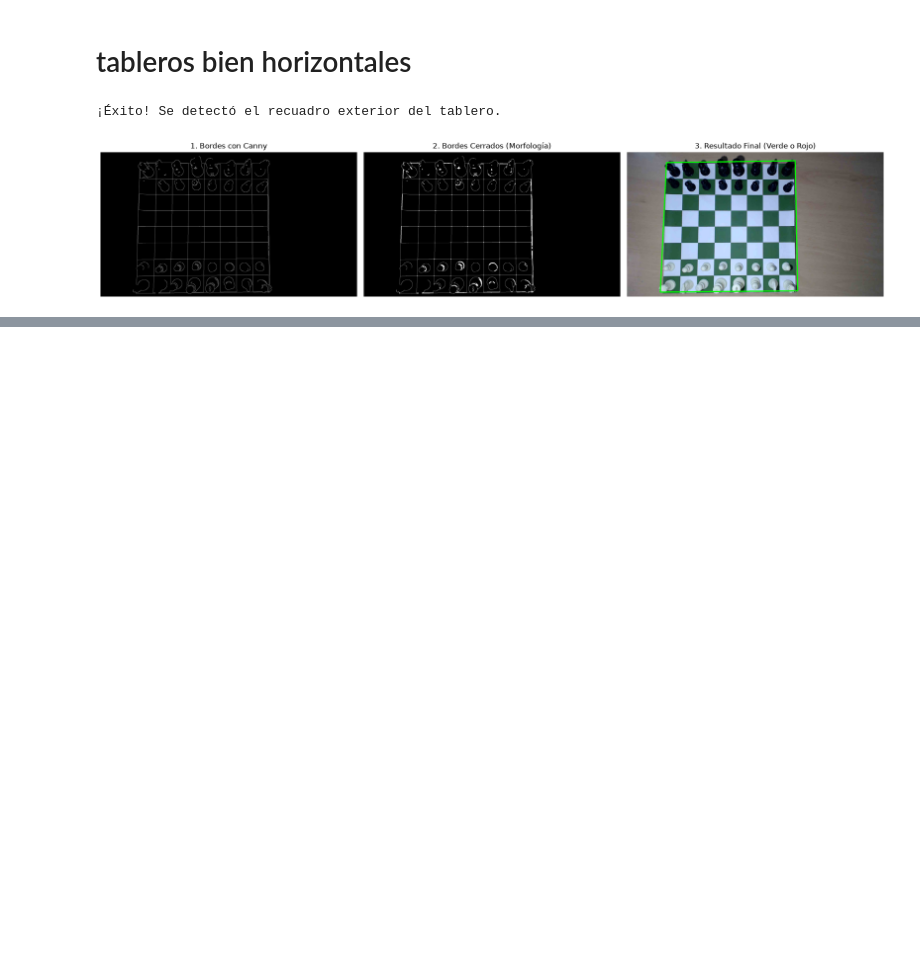
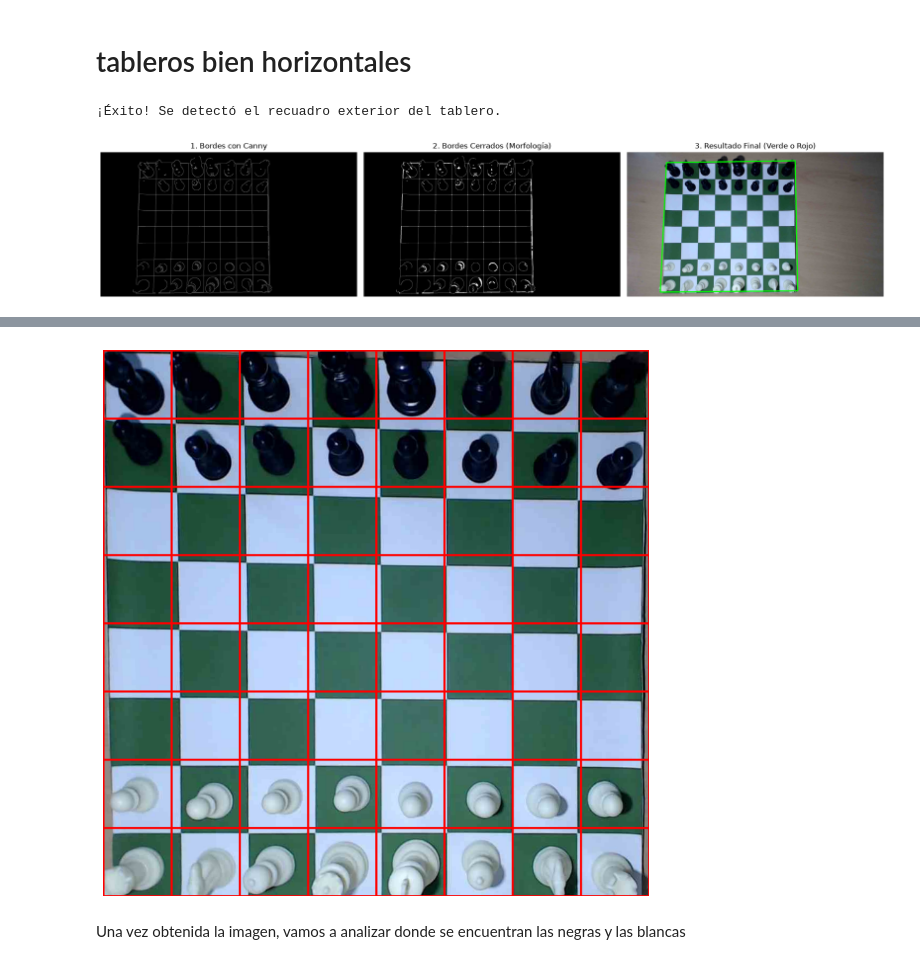
Before and after one commit to gggelme/chess_dataset_maker, a Jupyter notebook: src/parser/delimitar_tablero.ipynb, the cells around one changed output, grey strips where cells are left out. Saved outputs shown, nothing was run; the diff lists cells and outputs as text; code cells hidden in the pictures; blank space fills up the shorter version.

```diff
--- a/src/parser/delimitar_tablero.ipynb
+++ b/src/parser/delimitar_tablero.ipynb
@@ -80,0 +222,34 @@ entonces anda bien
+# %%
+img = tablero_rectificado.copy()
+
+
+
+lado = img.shape[0]
+tam_celda = lado / 8
+
+for fila in range(8):
+    for columna in range(8):
+
+        x1 = int(columna * tam_celda)
+        y1 = int(fila * tam_celda)
+
+        x2 = int((columna + 1) * tam_celda)
+        y2 = int((fila + 1) * tam_celda)
+
+        cv2.rectangle(
+            img,
+            (x1, y1),
+            (x2, y2),
+            (255, 0, 0),
+            2
+        )
+
+
+plt.figure(figsize=(10,10))
+plt.imshow(img)
+plt.axis("off")
+plt.show()
+# %% [output]
+[figure, added]
+# %% [markdown]
+Una vez obtenida la imagen, vamos a analizar donde se encuentran las negras y las blancas
```
Also changed, not shown: parts of 8 cells of this notebook, 4 other files.
